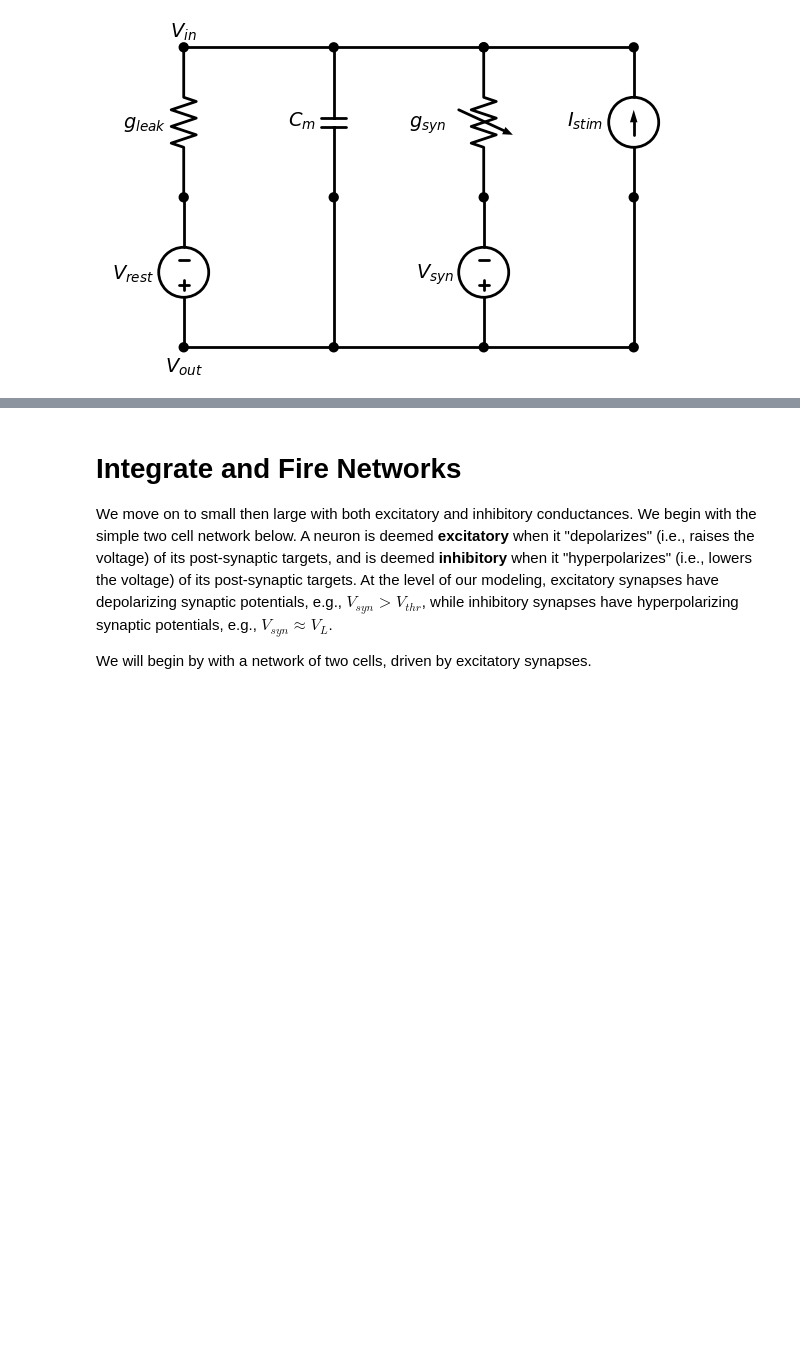
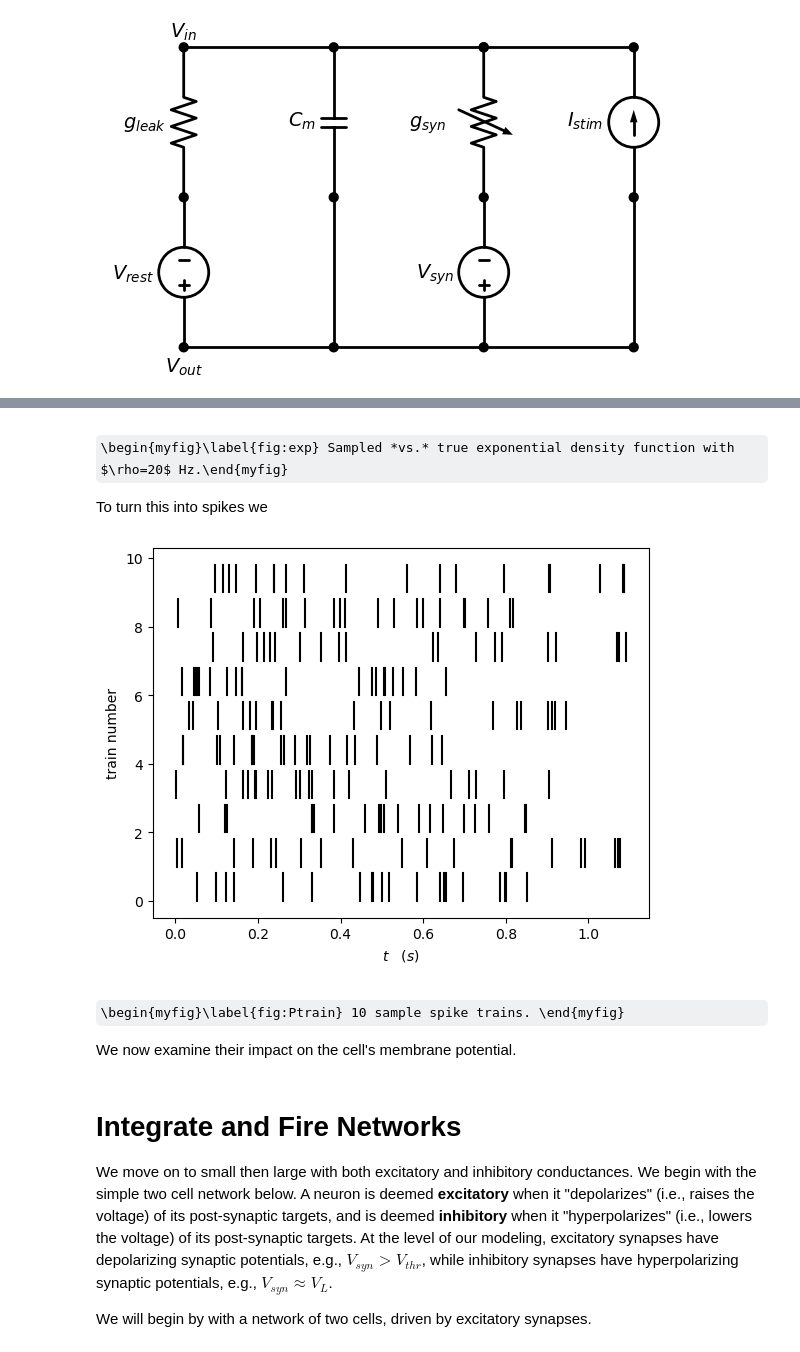
Before and after one commit to steve-cox-LA/EGlove, a Jupyter notebook: TassPlatform.ipynb, the cells around one changed output, grey strips where cells are left out. Cells and saved outputs as stored; diff of their text form; code cells hidden in the pictures; some formulas as TeX source; blank space fills up the shorter version.

```diff
--- a/TassPlatform.ipynb
+++ b/TassPlatform.ipynb
@@ -390,0 +411,30 @@ ax2.set_ylabel('$(mV)$', fontsize=14);
+# %% [markdown]
+\begin{myfig}\label{fig:exp} Sampled *vs.* true exponential density function with $\rho=20$ Hz.\end{myfig}
+
+To turn this into spikes we
+# %%
+# homogeneous Poisson    plot_pp.m in chapter 12 (directory   prob1)
+
+import numpy as np
+import matplotlib.pyplot as plt
+
+rate = 20   # Hz
+
+for i in range(10):
+
+    t_exp = np.random.exponential(1/rate, rate)     # interspike intervals
+    t_vect = np.cumsum(t_exp)                       # cummulative (running) sum
+    i_vect = np.where(t_vect < 0.5)  # plot 500 ms
+    t_plot = t_vect[i_vect]
+
+    for t in t_vect:   #t_plot:
+        plt.plot([t, t],[i, i+0.8],'k')    # draw a spike
+
+plt.xlabel('$t$   $(s)$')
+plt.ylabel('train number');
+# %% [output]
+[figure, added]
+# %% [markdown]
+\begin{myfig}\label{fig:Ptrain} 10 sample spike trains. \end{myfig}
+
+We now examine their impact on the cell's membrane potential.
```
Also changed, not shown: parts of 18 cells of this notebook.
